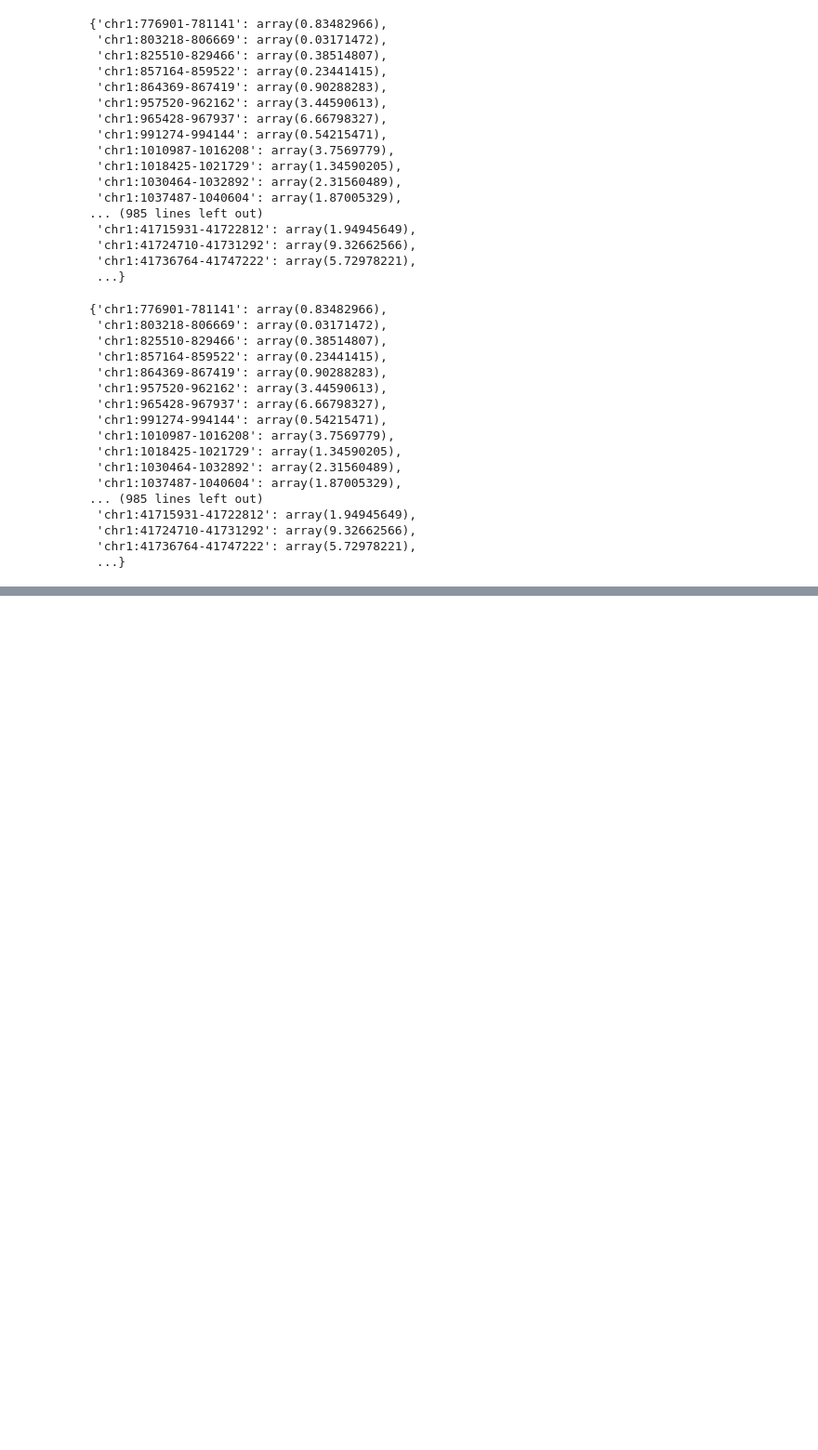
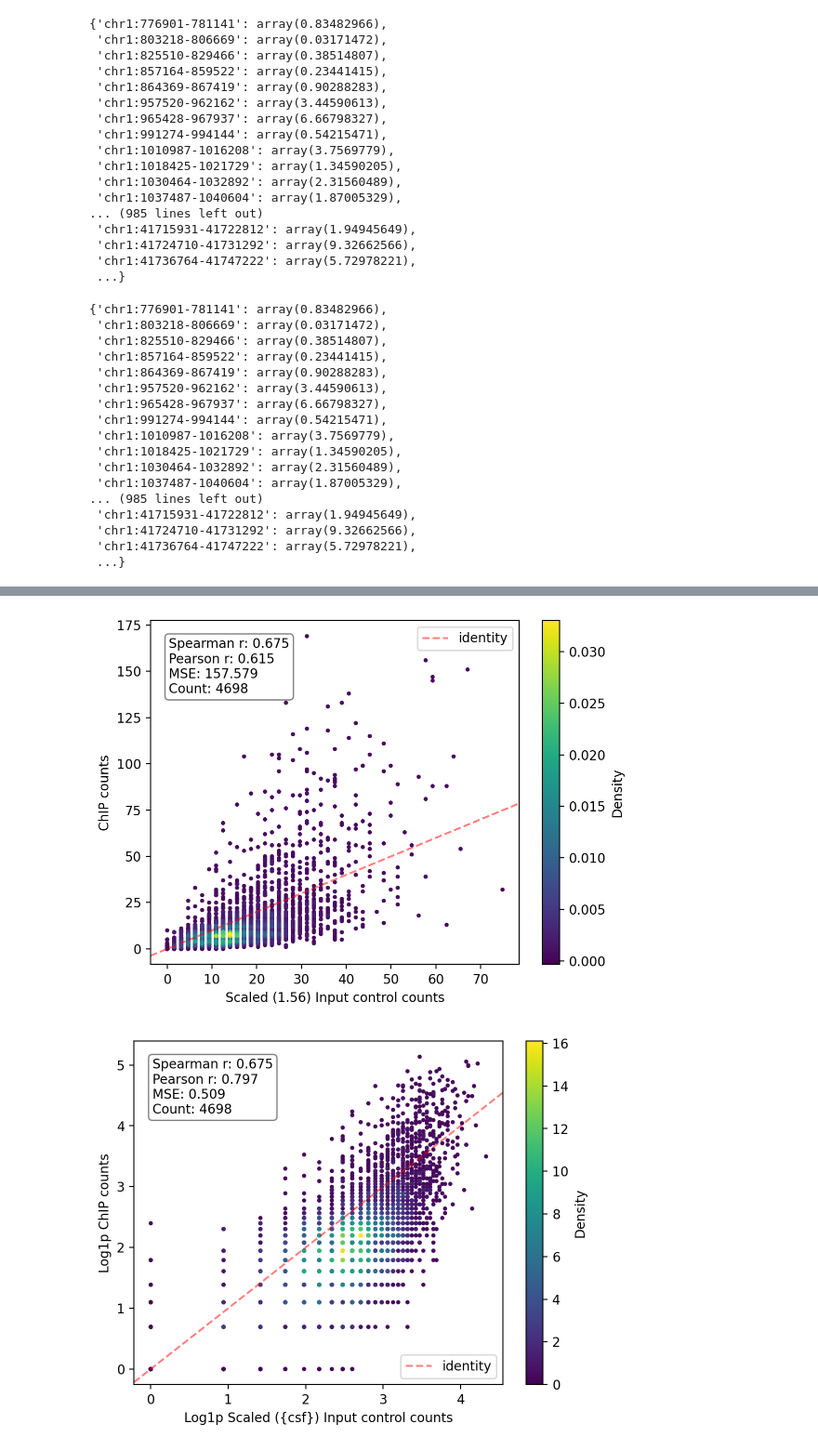
Before and after one commit to kundajelab/histobpnet, a Jupyter notebook: experiments/valeh/notebooks/1_19_2026.ipynb, the cells around one changed output, grey strips where cells are left out. Shown at 93% size. Cells and saved outputs as stored; diff of their text form; code cells hidden in the pictures; blank space fills up the shorter version.

```diff
--- a/experiments/valeh/notebooks/1_19_2026.ipynb
+++ b/experiments/valeh/notebooks/1_19_2026.ipynb
@@ -985,0 +1098,21 @@ fff
+# %%
+csf = 1.56
+inputc_cts = get_cts(df_1kb, inputc_bw, None, get_total_cts=True, scaling_factor=csf)
+inputc_cts = np.array([v[0] for v in inputc_cts]).squeeze()
+
+# plot chip_cts vs inputc_cts
+density_scatter(inputc_cts, chip_cts, f"Scaled ({csf}) Input control counts", "ChIP counts", s=5, bins=200, incl_stats=True)
+ax = plt.gca()
+from toolbox.plt_utils import add_identity
+add_identity(ax, color="r", ls="--", alpha=0.5)
+plt.show()
+
+# plot log chip_cts vs log inputc_cts
+density_scatter(np.log1p(inputc_cts), np.log1p(chip_cts), "Log1p Scaled ({csf}) Input control counts", "Log1p ChIP counts", s=5, bins=200, incl_stats=True)
+ax = plt.gca()
+from toolbox.plt_utils import add_identity
+add_identity(ax, color="r", ls="--", alpha=0.5)
+plt.show()
+# %% [output]
+[figure, added]
+[figure, added]
```
Also changed, not shown: parts of 20 cells of this notebook, 1 other file.
